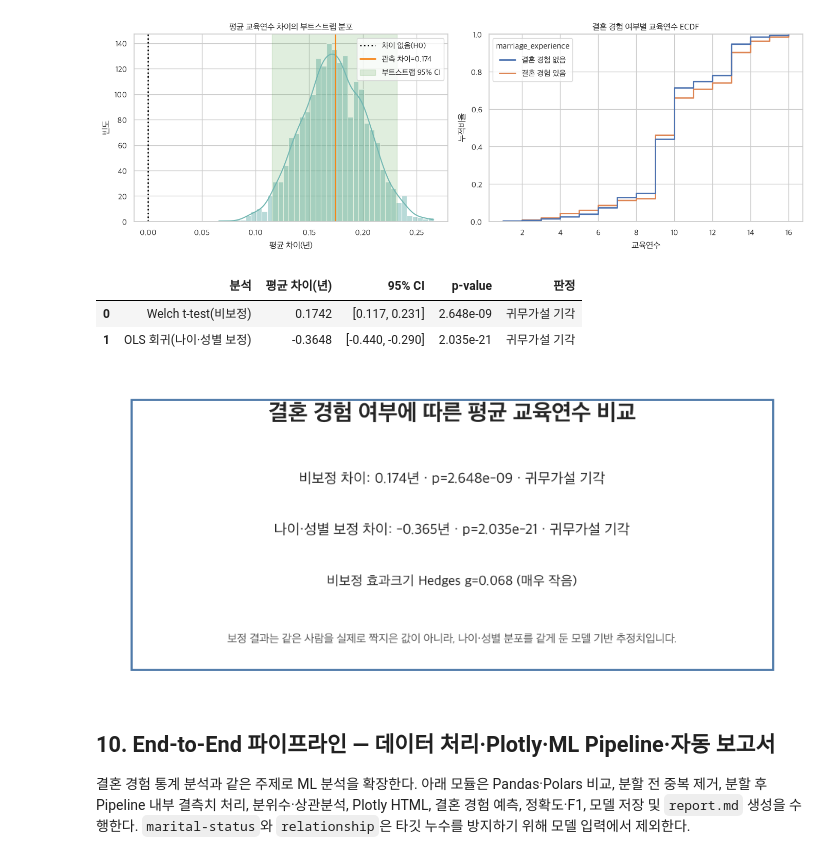
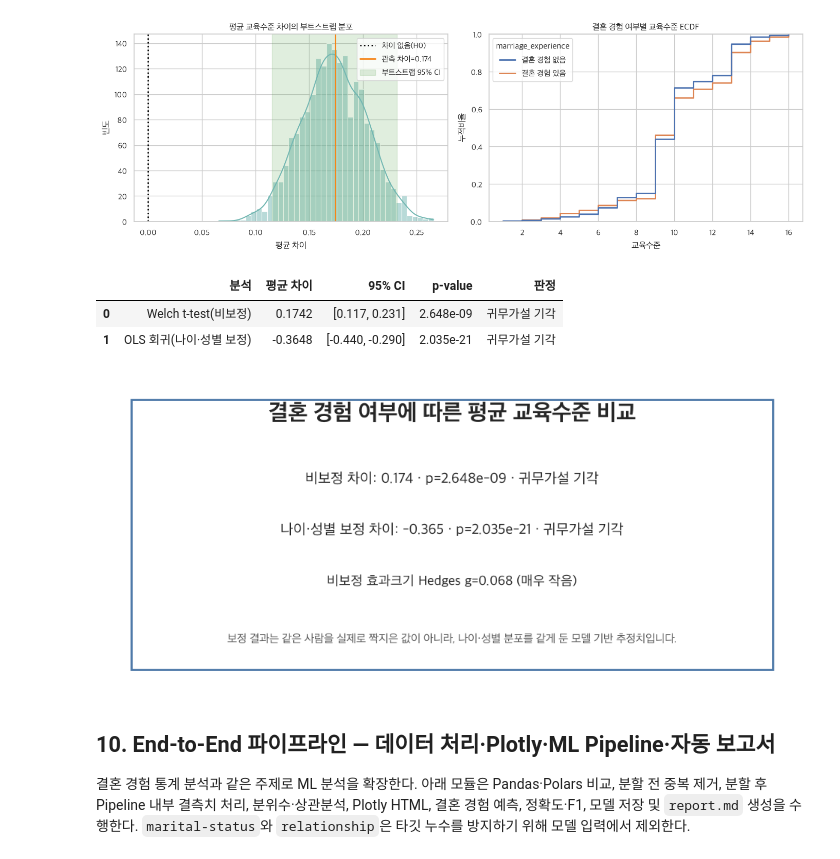
Before and after one commit to ymj9608/day2, a Jupyter notebook: day2.ipynb, the cells around one changed output. Drawn from its saved outputs; the diff is of its cells as text; code cells hidden in the pictures.

Commit message:
refactor: 교육연수 표현을 교육수준으로 수정

```diff
--- a/day2.ipynb
+++ b/day2.ipynb
@@ -384,37 +385,37 @@ plt.show()
 # %%
 # 9. 최종 결론 대시보드 — 비보정 결과와 보정 결과를 함께 해석합니다.
 effect_magnitude = ('매우 작음' if abs(hedges_g) < .2 else '작음' if abs(hedges_g) < .5
                     else '중간' if abs(hedges_g) < .8 else '큼')
 final_summary = pd.DataFrame({
     '분석': ['Welch t-test(비보정)', 'OLS 회귀(나이·성별 보정)'],
-    '평균 차이(년)': [raw_diff, adjusted_diff],
+    '평균 차이': [raw_diff, adjusted_diff],
     '95% CI': [f'[{raw_ci_low:.3f}, {raw_ci_high:.3f}]', f'[{adjusted_ci_low:.3f}, {adjusted_ci_high:.3f}]'],
     'p-value': [p_value, adjusted_p],
     '판정': [welch_decision, adjusted_decision]
 })
 final_display = final_summary.copy()
-final_display['평균 차이(년)'] = final_display['평균 차이(년)'].map(lambda x: f'{x:.4f}')
+final_display['평균 차이'] = final_display['평균 차이'].map(lambda x: f'{x:.4f}')
 final_display['p-value'] = final_display['p-value'].map(lambda x: f'{x:.3e}')
 display(final_display)
 
 fig, ax = plt.subplots(figsize=(12, 5.2))
 ax.axis('off')
-ax.text(.5, .87, '결혼 경험 여부에 따른 평균 교육연수 비교', ha='center', fontsize=22, weight='bold', transform=ax.transAxes)
-ax.text(.5, .66, f'비보정 차이: {raw_diff:.3f}년 · p={p_value:.3e} · {welch_decision}',
+ax.text(.5, .87, '결혼 경험 여부에 따른 평균 교육수준 비교', ha='center', fontsize=22, weight='bold', transform=ax.transAxes)
+ax.text(.5, .66, f'비보정 차이: {raw_diff:.3f} · p={p_value:.3e} · {welch_decision}',
         ha='center', fontsize=14, transform=ax.transAxes)
-ax.text(.5, .49, f'나이·성별 보정 차이: {adjusted_diff:.3f}년 · p={adjusted_p:.3e} · {adjusted_decision}',
+ax.text(.5, .49, f'나이·성별 보정 차이: {adjusted_diff:.3f} · p={adjusted_p:.3e} · {adjusted_decision}',
         ha='center', fontsize=14, transform=ax.transAxes)
 ax.text(.5, .32, f'비보정 효과크기 Hedges g={hedges_g:.3f} ({effect_magnitude})',
         ha='center', fontsize=13, transform=ax.transAxes)
 ax.text(.5, .13, '보정 결과는 같은 사람을 실제로 짝지은 값이 아니라, 나이·성별 분포를 같게 둔 모델 기반 추정치입니다.',
         ha='center', fontsize=11, color='#555555', transform=ax.transAxes)
 ax.add_patch(plt.Rectangle((.04, .04), .92, .9, fill=False, linewidth=2, edgecolor='#4C78A8', transform=ax.transAxes))
 plt.show()
 # %% [output]
-|  | 분석 | 평균 차이(년) | 95% CI | p-value | 판정 |
+|  | 분석 | 평균 차이 | 95% CI | p-value | 판정 |
 | 0 | Welch t-test(비보정) | 0.1742 | [0.117, 0.231] | 2.648e-09 | 귀무가설 기각 |
 | 1 | OLS 회귀(나이·성별 보정) | -0.3648 | [-0.440, -0.290] | 2.035e-21 | 귀무가설 기각 |
-[figure, old version]
+[figure, new version]
 # %% [markdown]
 ## 10. End-to-End 파이프라인 — 데이터 처리·Plotly·ML Pipeline·자동 보고서
 
```
Also changed, not shown: parts of 7 cells of this notebook, 8 other files.
